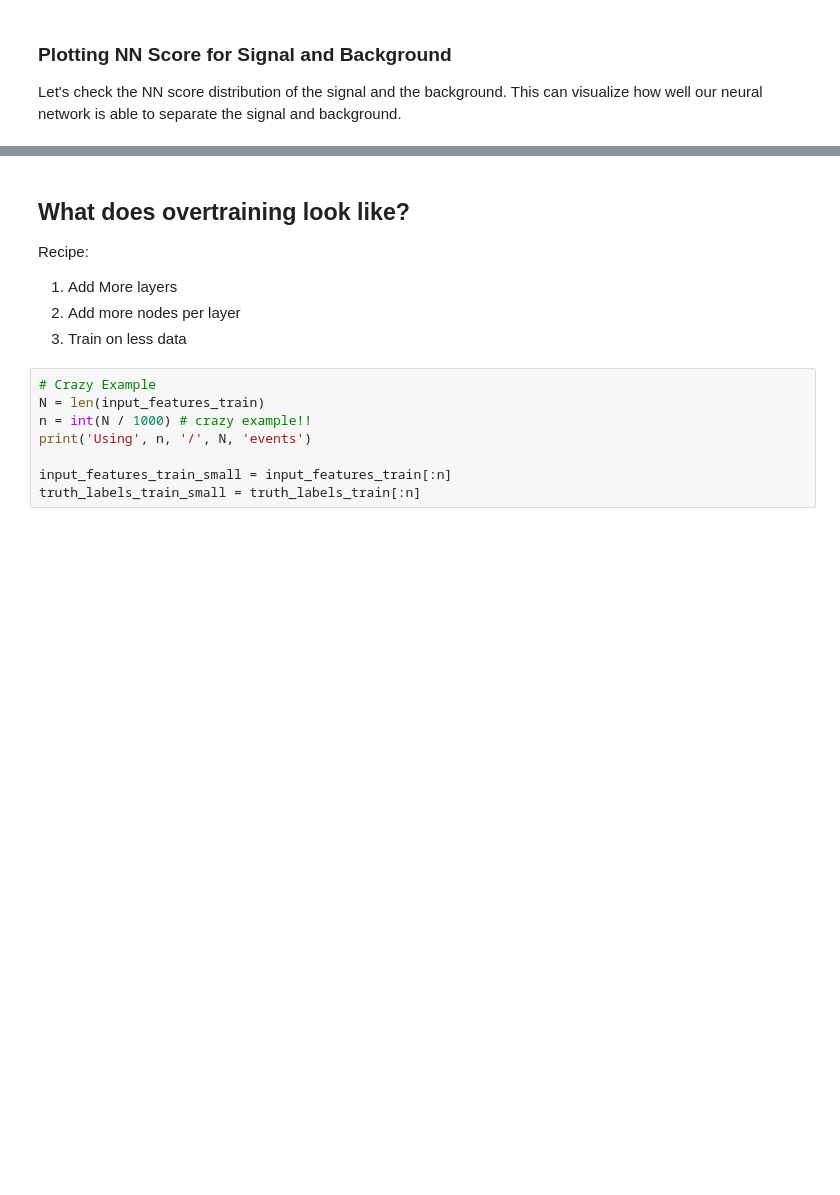
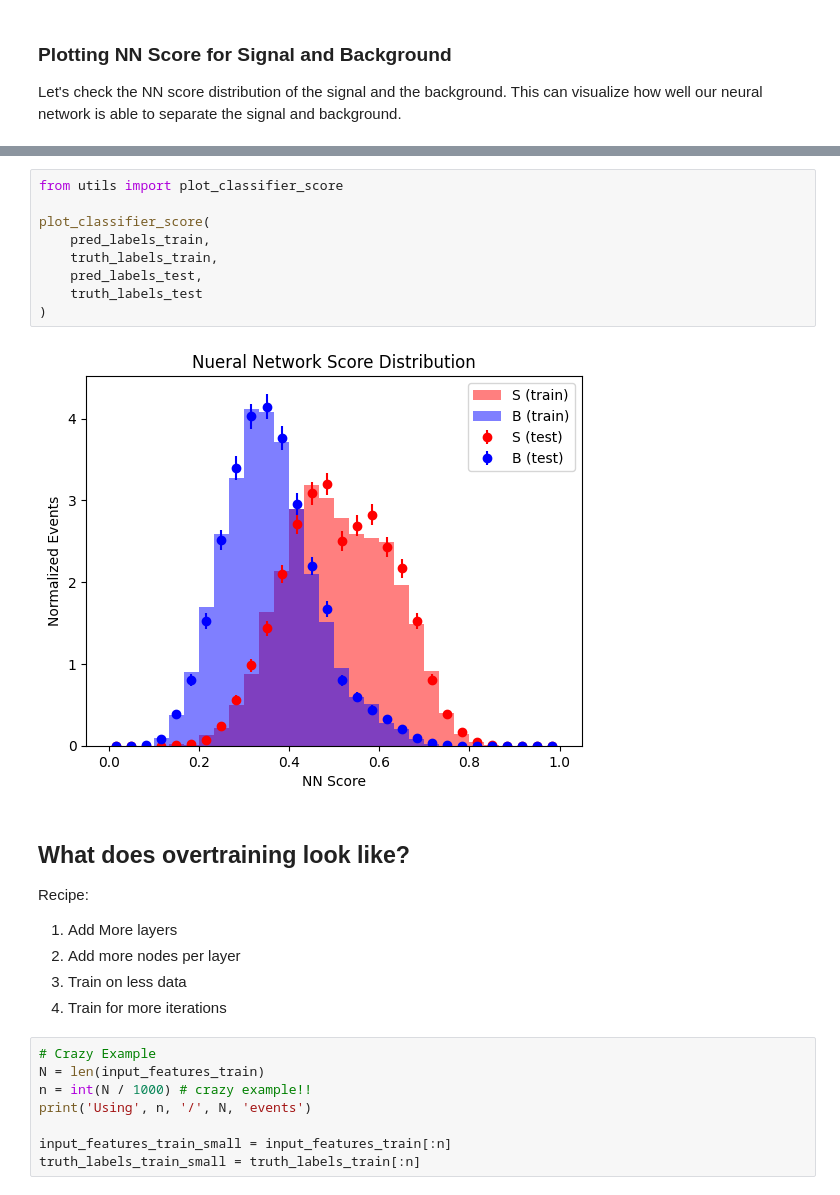
Before and after one commit to jaychan-hep/US-ATLAS-Campfire-ML-Tutorial, a Jupyter notebook: intro_NN_solution.ipynb, the cells around one changed output, grey strips where cells are left out. Drawn from its saved outputs; the diff is of its cells as text; blank space fills up the shorter version.

```diff
--- a/intro_NN_solution.ipynb
+++ b/intro_NN_solution.ipynb
@@ -289,3 +283,14 @@ plt.show()
+# %%
+from utils import plot_classifier_score
+
+plot_classifier_score(
+    pred_labels_train,
+    truth_labels_train,
+    pred_labels_test,
+    truth_labels_test
+)
+# %% [output]
+[figure, added]
 # %% [markdown]
 ## What does overtraining look like?
 
@@ -293,6 +298,7 @@ Recipe:
 1. Add More layers
 2. Add more nodes per layer
 3. Train on less data
+4. Train for more iterations
 # %%
 # Crazy Example
 N = len(input_features_train)
```
Also changed, not shown: parts of 21 cells of this notebook, 2 other files.
